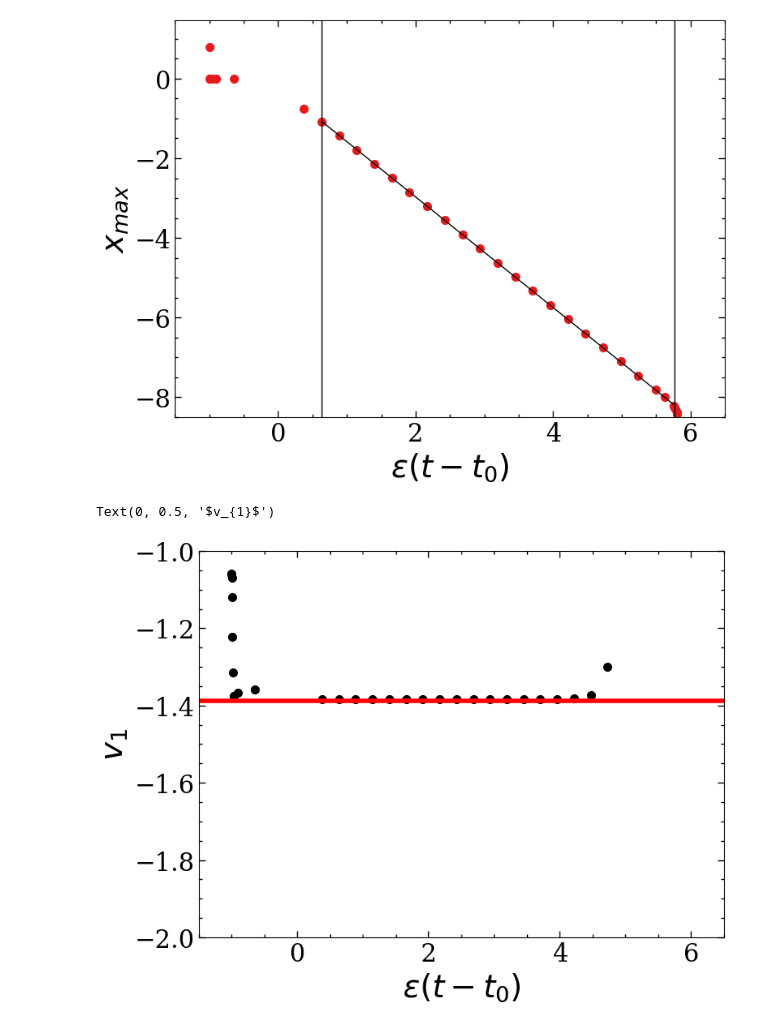
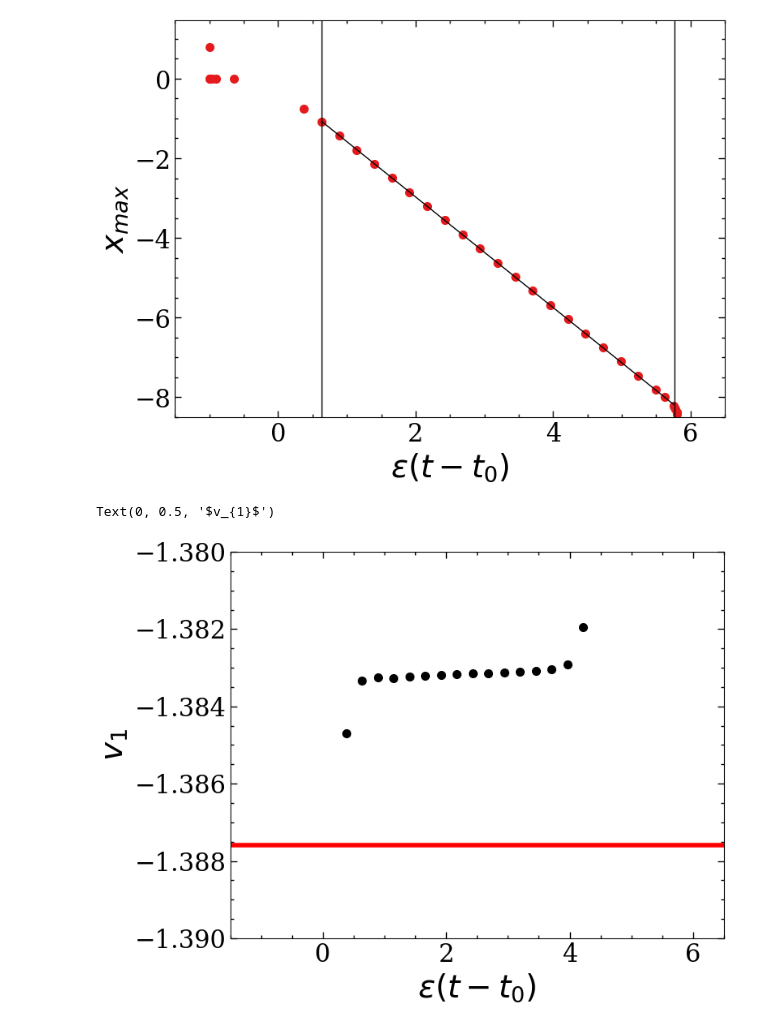
Before and after one commit to suanno/drop-dynamics, a Jupyter notebook: 1D/main.ipynb, the cells around one changed output. Drawn from its saved outputs; the diff is of its cells as text; code cells hidden in the pictures.

```diff
--- a/1D/main.ipynb
+++ b/1D/main.ipynb
@@ -194,11 +213,11 @@ Text(0, 0.5, '$x_{max}$')
 # %%
 # Compare simulation with model
 plt.plot(eps*(times-t0), v1s,'.',color='black')
 plt.axhline(v1_time_simul,color='red')
-plt.ylim(top=-1, bottom=-2)
+plt.ylim(top=-1.38, bottom=-1.39)
 plt.xlim(right=6.5)
 plt.xlabel('$\epsilon (t-t_0)$')
 plt.ylabel('$v_{1}$')
 # %% [output]
 Text(0, 0.5, '$v_{1}$')
-[figure, old version]
+[figure, new version]
```
Also changed, not shown: parts of 16 cells of this notebook.
